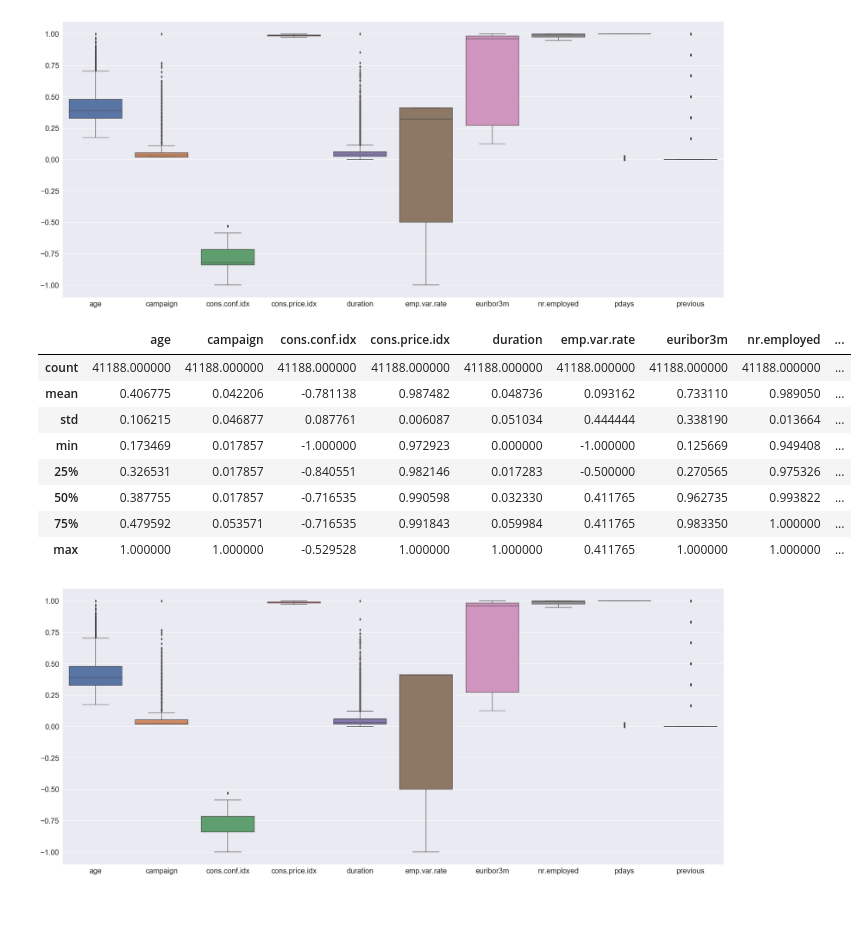
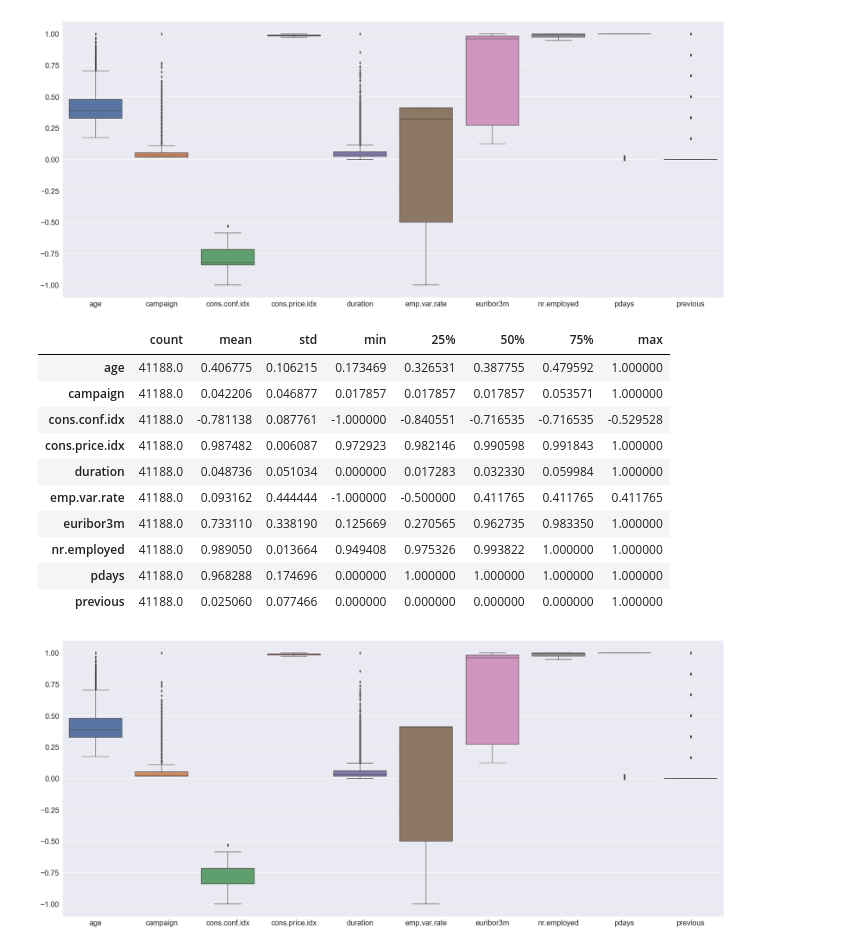
Before and after one commit to IooHooI/DATA_PREPARATION, a Jupyter notebook: notebooks/FEATURE_PROCESSING.ipynb, the cells around one changed output. Saved outputs shown, nothing was run; the diff lists cells and outputs as text; code cells hidden in the pictures; blank space fills up the shorter version.

```diff
--- a/notebooks/FEATURE_PROCESSING.ipynb
+++ b/notebooks/FEATURE_PROCESSING.ipynb
@@ -452,17 +481,19 @@ numericals_with_most_frequent_imputed_max_abs_scaled = pd.DataFrame(
     columns=numerical_features
 )
 # %%
-numericals_with_most_frequent_imputed_max_abs_scaled.describe()
+numericals_with_most_frequent_imputed_max_abs_scaled.describe().T
 # %% [output]
-|  | age | campaign | cons.conf.idx | cons.price.idx | duration | emp.var.rate | euribor3m | nr.employed | ... |
-| count | 41188.000000 | 41188.000000 | 41188.000000 | 41188.000000 | 41188.000000 | 41188.000000 | 41188.000000 | 41188.000000 | ... |
-| mean | 0.406775 | 0.042206 | -0.781138 | 0.987482 | 0.048736 | 0.093162 | 0.733110 | 0.989050 | ... |
-| std | 0.106215 | 0.046877 | 0.087761 | 0.006087 | 0.051034 | 0.444444 | 0.338190 | 0.013664 | ... |
-| min | 0.173469 | 0.017857 | -1.000000 | 0.972923 | 0.000000 | -1.000000 | 0.125669 | 0.949408 | ... |
-| 25% | 0.326531 | 0.017857 | -0.840551 | 0.982146 | 0.017283 | -0.500000 | 0.270565 | 0.975326 | ... |
-| 50% | 0.387755 | 0.017857 | -0.716535 | 0.990598 | 0.032330 | 0.411765 | 0.962735 | 0.993822 | ... |
-| 75% | 0.479592 | 0.053571 | -0.716535 | 0.991843 | 0.059984 | 0.411765 | 0.983350 | 1.000000 | ... |
-| max | 1.000000 | 1.000000 | -0.529528 | 1.000000 | 1.000000 | 0.411765 | 1.000000 | 1.000000 | ... |
+|  | count | mean | std | min | 25% | 50% | 75% | max |
+| age | 41188.0 | 0.406775 | 0.106215 | 0.173469 | 0.326531 | 0.387755 | 0.479592 | 1.000000 |
+| campaign | 41188.0 | 0.042206 | 0.046877 | 0.017857 | 0.017857 | 0.017857 | 0.053571 | 1.000000 |
+| cons.conf.idx | 41188.0 | -0.781138 | 0.087761 | -1.000000 | -0.840551 | -0.716535 | -0.716535 | -0.529528 |
+| cons.price.idx | 41188.0 | 0.987482 | 0.006087 | 0.972923 | 0.982146 | 0.990598 | 0.991843 | 1.000000 |
+| duration | 41188.0 | 0.048736 | 0.051034 | 0.000000 | 0.017283 | 0.032330 | 0.059984 | 1.000000 |
+| emp.var.rate | 41188.0 | 0.093162 | 0.444444 | -1.000000 | -0.500000 | 0.411765 | 0.411765 | 0.411765 |
+| euribor3m | 41188.0 | 0.733110 | 0.338190 | 0.125669 | 0.270565 | 0.962735 | 0.983350 | 1.000000 |
+| nr.employed | 41188.0 | 0.989050 | 0.013664 | 0.949408 | 0.975326 | 0.993822 | 1.000000 | 1.000000 |
+| pdays | 41188.0 | 0.968288 | 0.174696 | 0.000000 | 1.000000 | 1.000000 | 1.000000 | 1.000000 |
+| previous | 41188.0 | 0.025060 | 0.077466 | 0.000000 | 0.000000 | 0.000000 | 0.000000 | 1.000000 |
 # %%
 plt.figure(figsize=(35, 15))
 sns.boxplot(data=numericals_with_most_frequent_imputed_max_abs_scaled)
```
Also changed, not shown: parts of 25 cells of this notebook.
